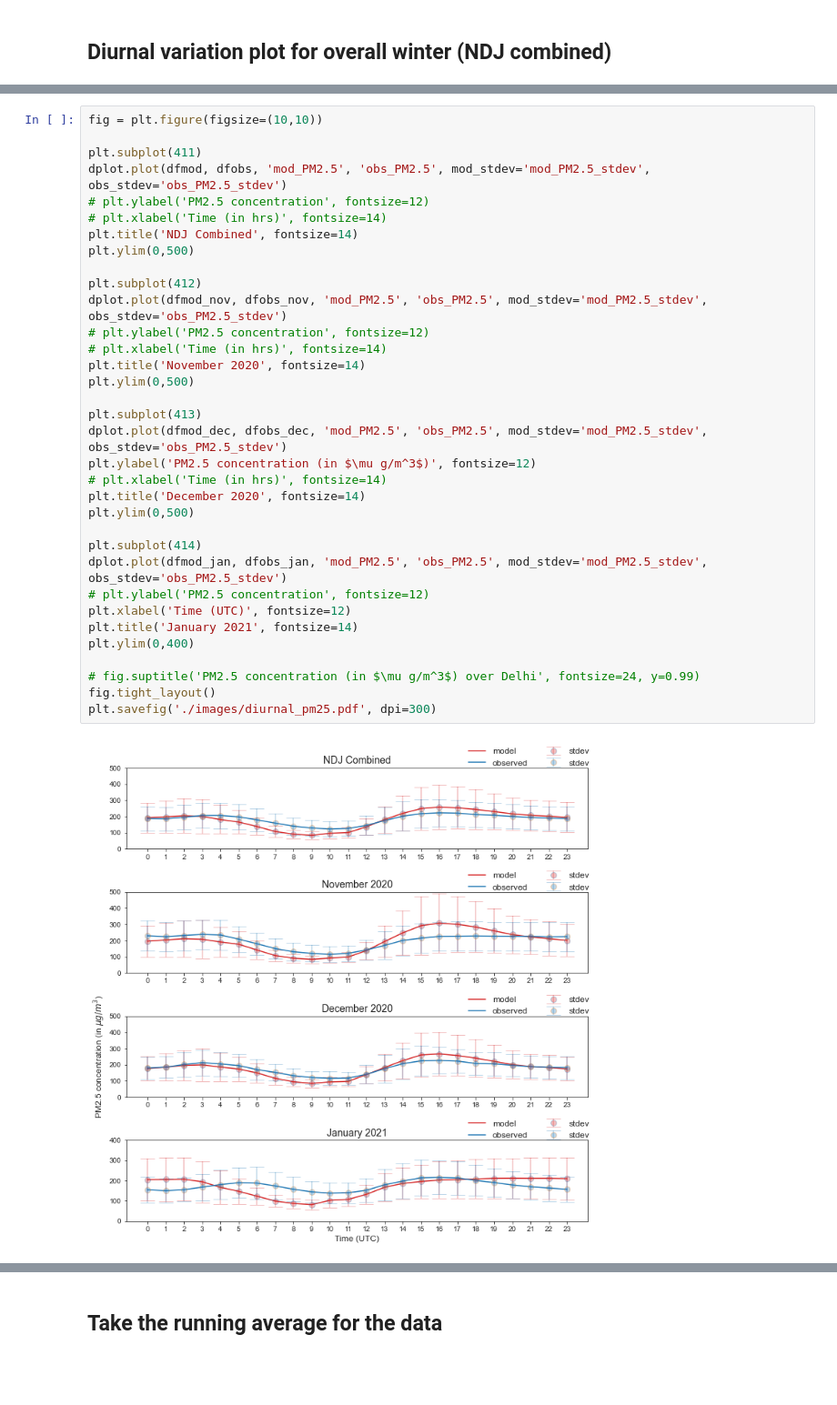
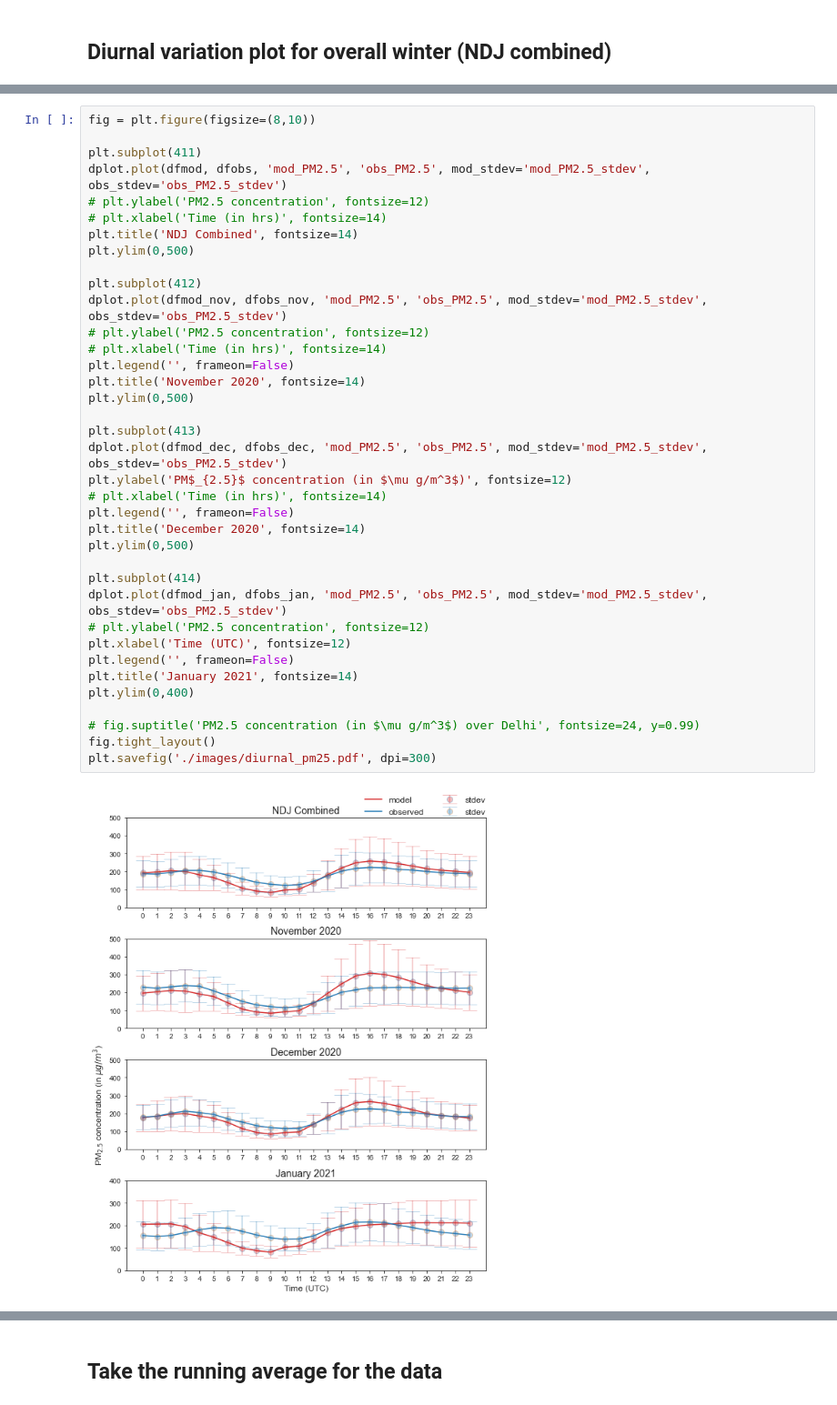
Before and after one commit to adisen99/srfp, a Jupyter notebook: delhi/aqi_delhi.ipynb, the cells around one changed output, grey strips where cells are left out. Shown at 91% size. Drawn from its saved outputs; the diff is of its cells as text; blank space fills up the shorter version.

```diff
--- a/delhi/aqi_delhi.ipynb
+++ b/delhi/aqi_delhi.ipynb
@@ -318,37 +347,40 @@ plt.savefig('./images/pm10ts_err.pdf', dpi=300)
 # %%
-fig = plt.figure(figsize=(10,10))
+fig = plt.figure(figsize=(8,10))
 
 plt.subplot(411)
 dplot.plot(dfmod, dfobs, 'mod_PM2.5', 'obs_PM2.5', mod_stdev='mod_PM2.5_stdev', obs_stdev='obs_PM2.5_stdev')
 # plt.ylabel('PM2.5 concentration', fontsize=12)
 # plt.xlabel('Time (in hrs)', fontsize=14)
 plt.title('NDJ Combined', fontsize=14)
 plt.ylim(0,500)
 
 plt.subplot(412)
 dplot.plot(dfmod_nov, dfobs_nov, 'mod_PM2.5', 'obs_PM2.5', mod_stdev='mod_PM2.5_stdev', obs_stdev='obs_PM2.5_stdev')
 # plt.ylabel('PM2.5 concentration', fontsize=12)
 # plt.xlabel('Time (in hrs)', fontsize=14)
+plt.legend('', frameon=False)
 plt.title('November 2020', fontsize=14)
 plt.ylim(0,500)
 
 plt.subplot(413)
 dplot.plot(dfmod_dec, dfobs_dec, 'mod_PM2.5', 'obs_PM2.5', mod_stdev='mod_PM2.5_stdev', obs_stdev='obs_PM2.5_stdev')
-plt.ylabel('PM2.5 concentration (in $\mu g/m^3$)', fontsize=12)
+plt.ylabel('PM$_{2.5}$ concentration (in $\mu g/m^3$)', fontsize=12)
 # plt.xlabel('Time (in hrs)', fontsize=14)
+plt.legend('', frameon=False)
 plt.title('December 2020', fontsize=14)
 plt.ylim(0,500)
 
 plt.subplot(414)
 dplot.plot(dfmod_jan, dfobs_jan, 'mod_PM2.5', 'obs_PM2.5', mod_stdev='mod_PM2.5_stdev', obs_stdev='obs_PM2.5_stdev')
 # plt.ylabel('PM2.5 concentration', fontsize=12)
 plt.xlabel('Time (UTC)', fontsize=12)
+plt.legend('', frameon=False)
 plt.title('January 2021', fontsize=14)
 plt.ylim(0,400)
 
 # fig.suptitle('PM2.5 concentration (in $\mu g/m^3$) over Delhi', fontsize=24, y=0.99)
 fig.tight_layout()
 plt.savefig('./images/diurnal_pm25.pdf', dpi=300)
 # %% [output]
-[figure, old version]
+[figure, new version]
 # %%
```
Also changed, not shown: parts of 7 cells of this notebook, 3 other files.
